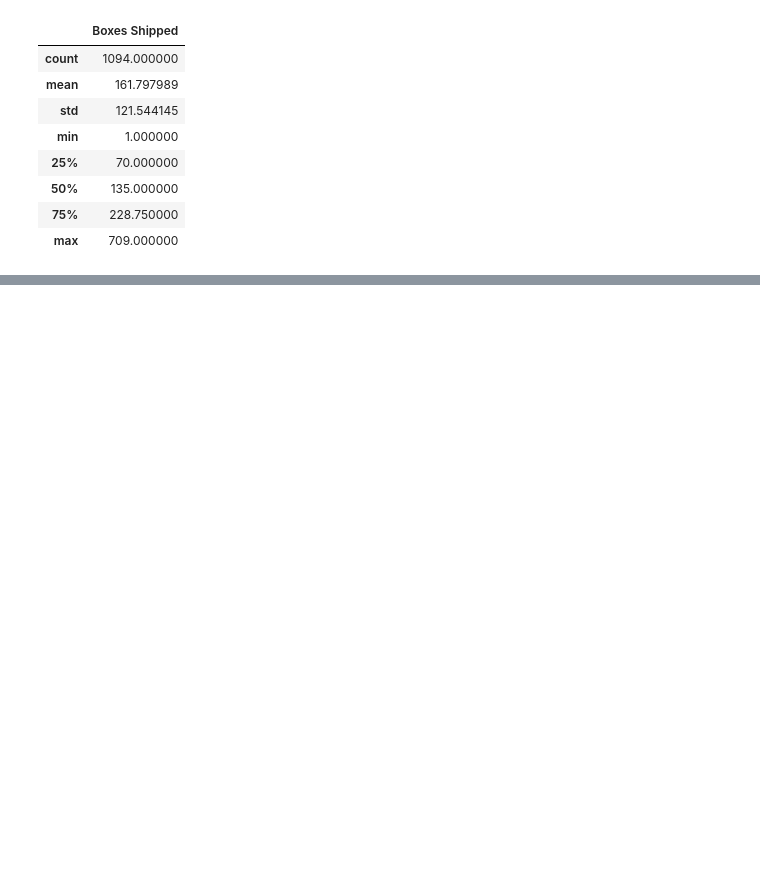
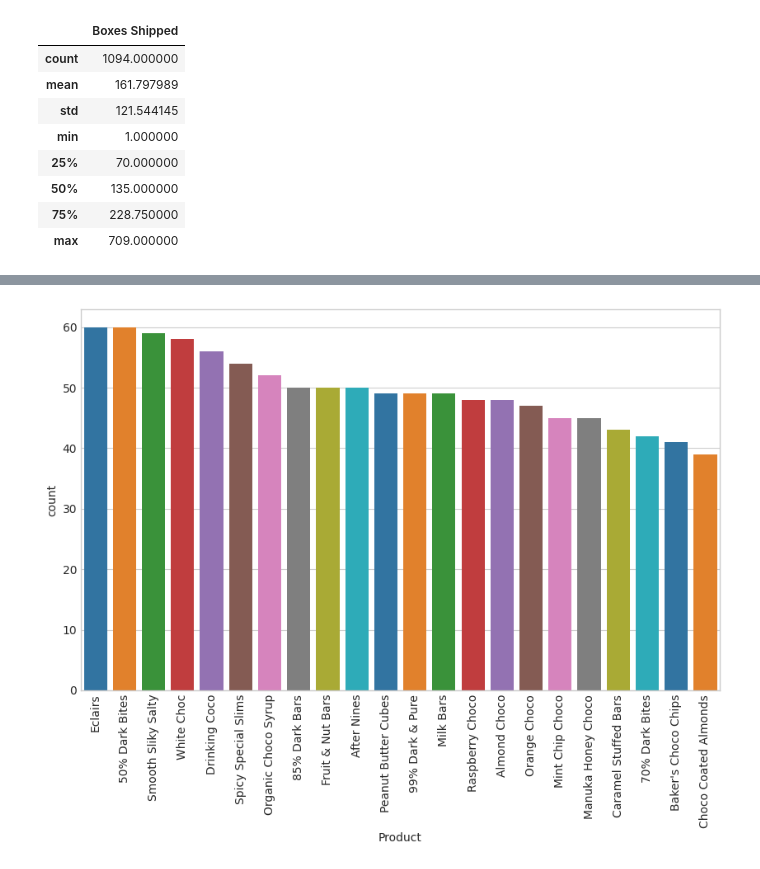
Before and after one commit to tunjionafuwa/ml-orchestration-airflow, a Jupyter notebook: experiments/eda.ipynb, the cells around one changed output, grey strips where cells are left out. Saved outputs shown, nothing was run; the diff lists cells and outputs as text; code cells hidden in the pictures; blank space fills up the shorter version.

```diff
--- a/experiments/eda.ipynb
+++ b/experiments/eda.ipynb
@@ -48,0 +102,10 @@ df["Amount"] = df["Amount"].str.replace('$','').str.replace(',','').astype(float
+# %%
+plt.figure(figsize=(10,6))
+
+product_count = df["Product"].value_counts()
+
+sns.barplot(data=product_count, palette="tab10")
+plt.xticks(rotation=90)
+plt.show()
+# %% [output]
+[figure, added]
```
Also changed, not shown: parts of 30 cells of this notebook.
